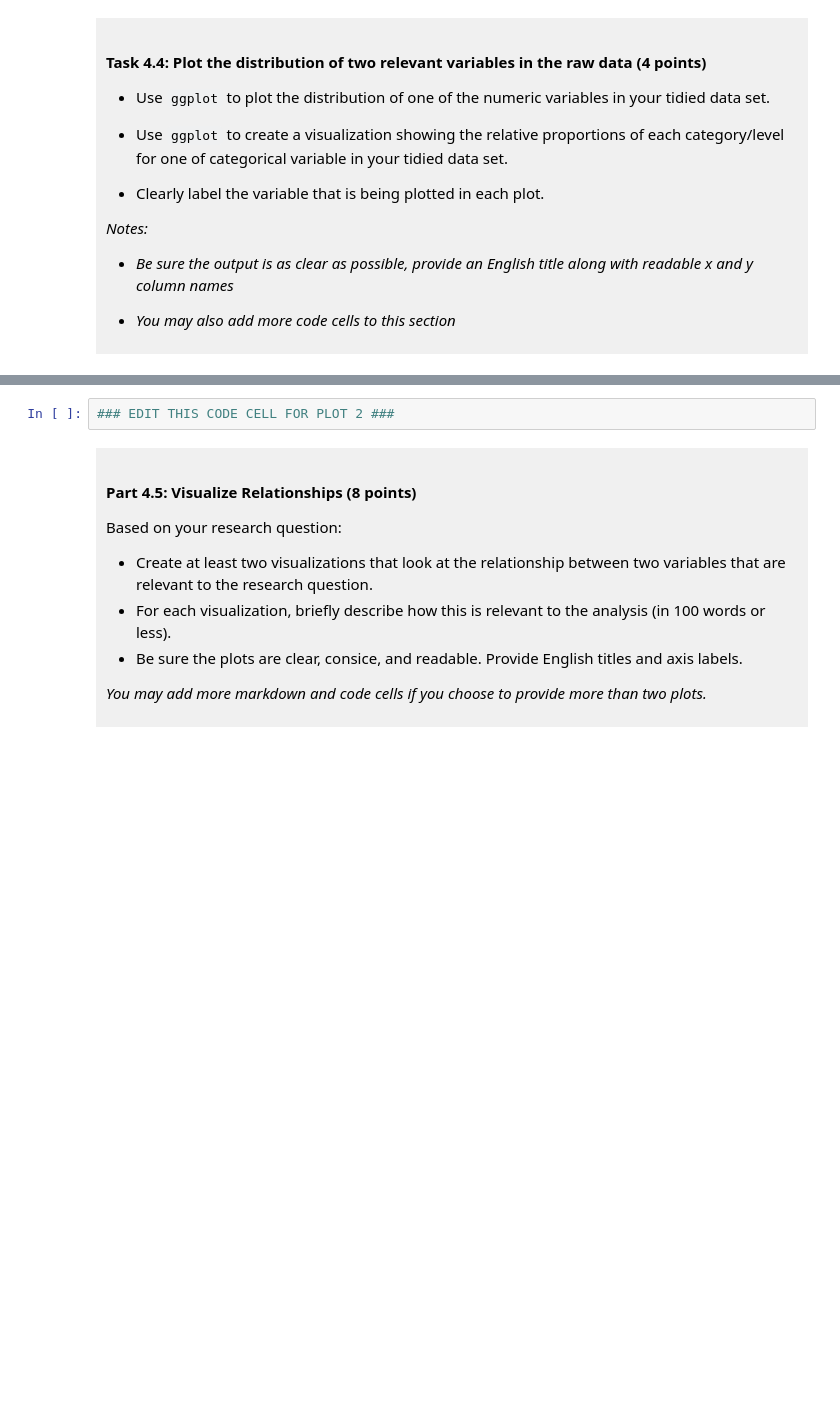
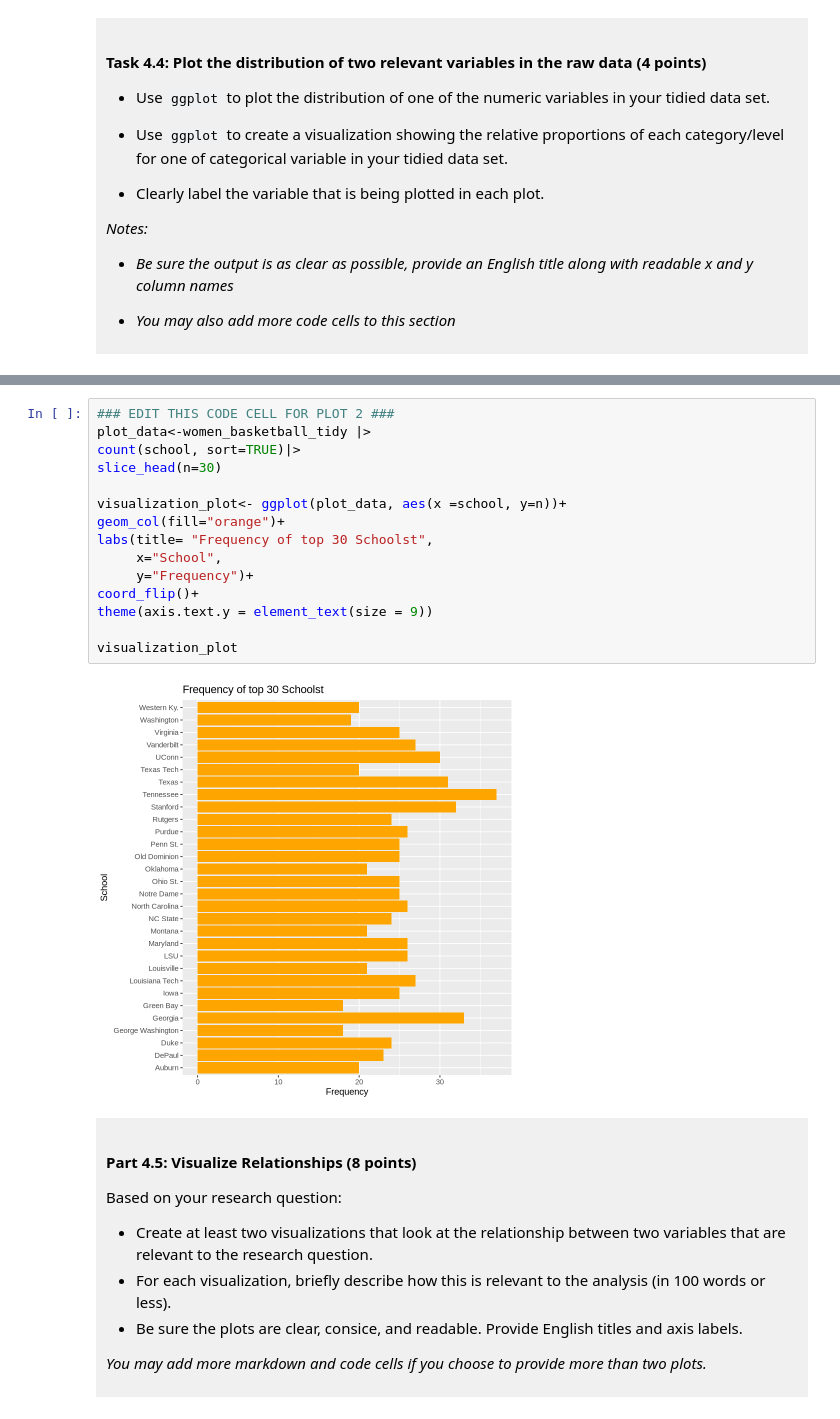
Before and after one commit to liujiayan1234-create/dsci-100-project-Joanna-Liu, a Jupyter notebook: dsci-100-project-notebook.ipynb, the cells around one changed output, grey strips where cells are left out. Drawn from its saved outputs; the diff is of its cells as text; blank space fills up the shorter version.

```diff
--- a/dsci-100-project-notebook.ipynb
+++ b/dsci-100-project-notebook.ipynb
@@ -295,5 +363,20 @@ You will refine your research question (if needed) and produce a tidy data set.
 # %%
 ### EDIT THIS CODE CELL FOR PLOT 2 ###
+plot_data<-women_basketball_tidy |>
+count(school, sort=TRUE)|>
+slice_head(n=30)
+
+visualization_plot<- ggplot(plot_data, aes(x =school, y=n))+
+geom_col(fill="orange")+
+labs(title= "Frequency of top 30 Schoolst",
+     x="School",
+     y="Frequency")+
+coord_flip()+
+theme(axis.text.y = element_text(size = 9))
+
+visualization_plot
+# %% [output]
+[figure, added]
 # %% [markdown]
 <div style="background-color: #f0f0f0; padding: 10px;">
 
```
Also changed, not shown: parts of 10 cells of this notebook.
